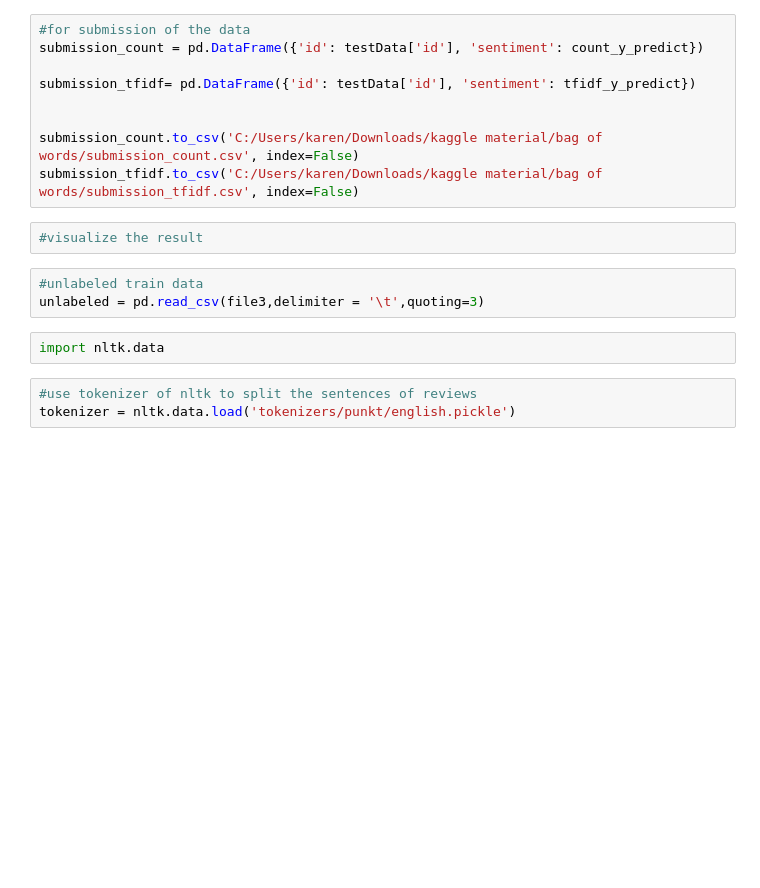
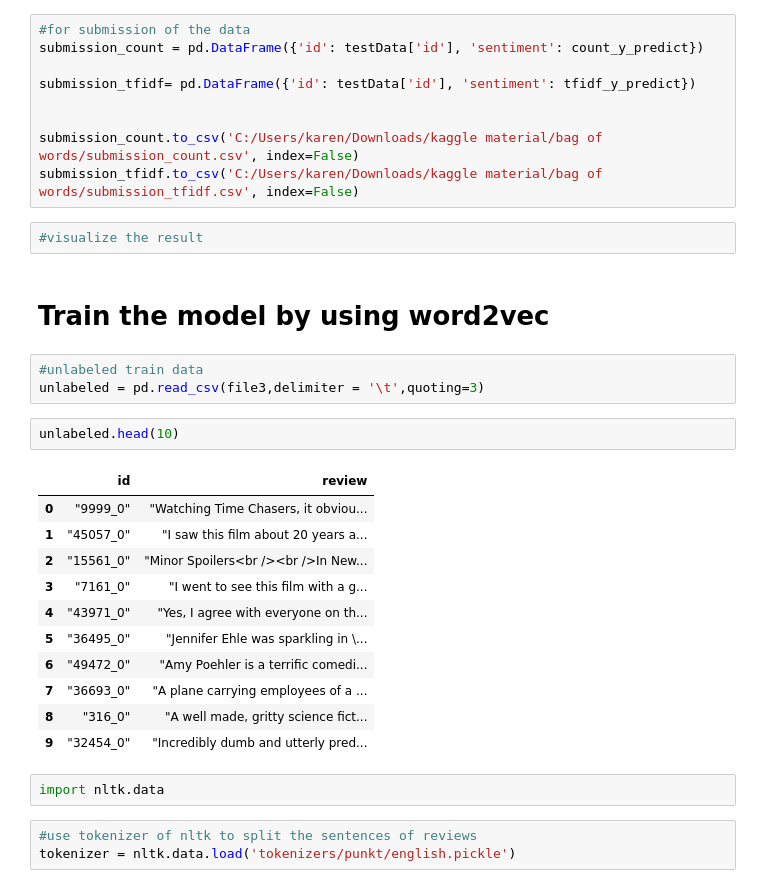
Before and after one commit to dujingwei2018/IMDB-sentiment-annalysis, a Jupyter notebook: IMDB.ipynb, the cells around one changed output. Drawn from its saved outputs; the diff is of its cells as text; blank space fills up the shorter version.

```diff
--- a/IMDB.ipynb
+++ b/IMDB.ipynb
@@ -147,9 +147,25 @@ submission_count.to_csv('C:/Users/karen/Downloads/kaggle material/bag of words/s
 submission_tfidf.to_csv('C:/Users/karen/Downloads/kaggle material/bag of words/submission_tfidf.csv', index=False)
 # %%
 #visualize the result
+# %% [markdown]
+# Train the model by using word2vec
 # %%
 #unlabeled train data
 unlabeled = pd.read_csv(file3,delimiter = '\t',quoting=3)
+# %%
+unlabeled.head(10)
+# %% [output]
+|  | id | review |
+| 0 | "9999_0" | "Watching Time Chasers, it obviou... |
+| 1 | "45057_0" | "I saw this film about 20 years a... |
+| 2 | "15561_0" | "Minor Spoilers<br /><br />In New... |
+| 3 | "7161_0" | "I went to see this film with a g... |
+| 4 | "43971_0" | "Yes, I agree with everyone on th... |
+| 5 | "36495_0" | "Jennifer Ehle was sparkling in \... |
+| 6 | "49472_0" | "Amy Poehler is a terrific comedi... |
+| 7 | "36693_0" | "A plane carrying employees of a ... |
+| 8 | "316_0" | "A well made, gritty science fict... |
+| 9 | "32454_0" | "Incredibly dumb and utterly pred... |
 # %%
 import nltk.data
 # %%
```
Also changed, not shown: parts of 21 cells of this notebook.
